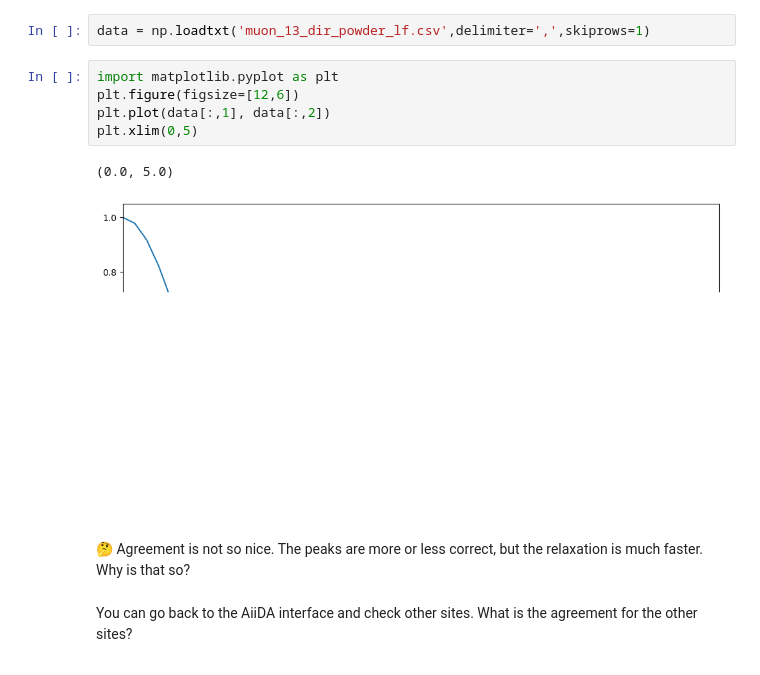
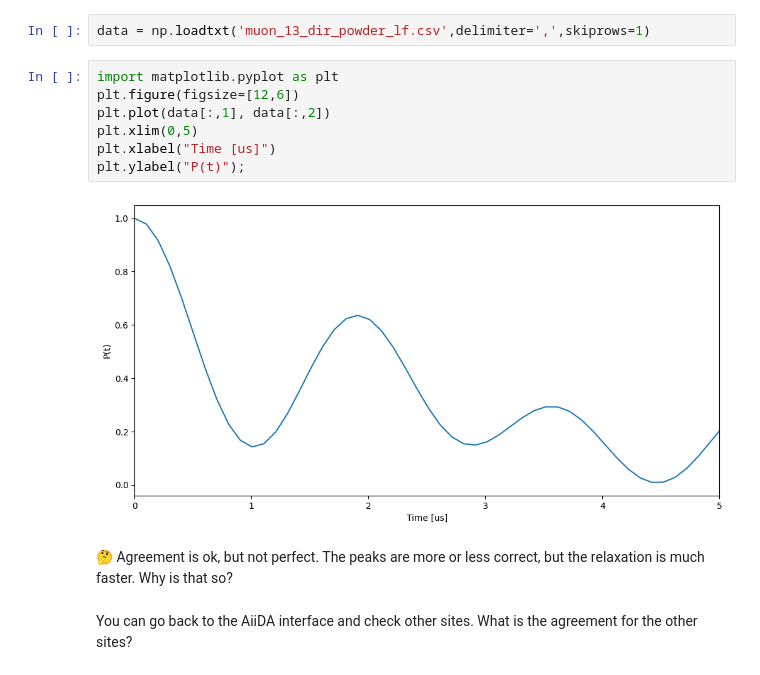
Before and after one commit to positivemuon/aiida-muon-tutorials, a Jupyter notebook: CoF2/Tutorial.ipynb, the cells around one changed output. Cells and saved outputs as stored; diff of their text form.

```diff
--- a/CoF2/Tutorial.ipynb
+++ b/CoF2/Tutorial.ipynb
@@ -257,13 +262,14 @@ data = np.loadtxt('muon_13_dir_powder_lf.csv',delimiter=',',skiprows=1)
 # %%
 import matplotlib.pyplot as plt
 plt.figure(figsize=[12,6])
 plt.plot(data[:,1], data[:,2])
 plt.xlim(0,5)
+plt.xlabel("Time [us]")
+plt.ylabel("P(t)");
 # %% [output]
-(0.0, 5.0)
-[figure, old version]
+[figure, new version]
 # %% [markdown]
-🤔 Agreement is not so nice. The peaks are more or less correct, but the relaxation is much faster. Why is that so?
+🤔 Agreement is ok, but not perfect. The peaks are more or less correct, but the relaxation is much faster. Why is that so?
 # %% [markdown]
 You can go back to the AiiDA interface and check other sites. What is the agreement for the other sites?
 # %% [markdown]
```
Also changed, not shown: parts of 4 cells of this notebook, 3 other files.
